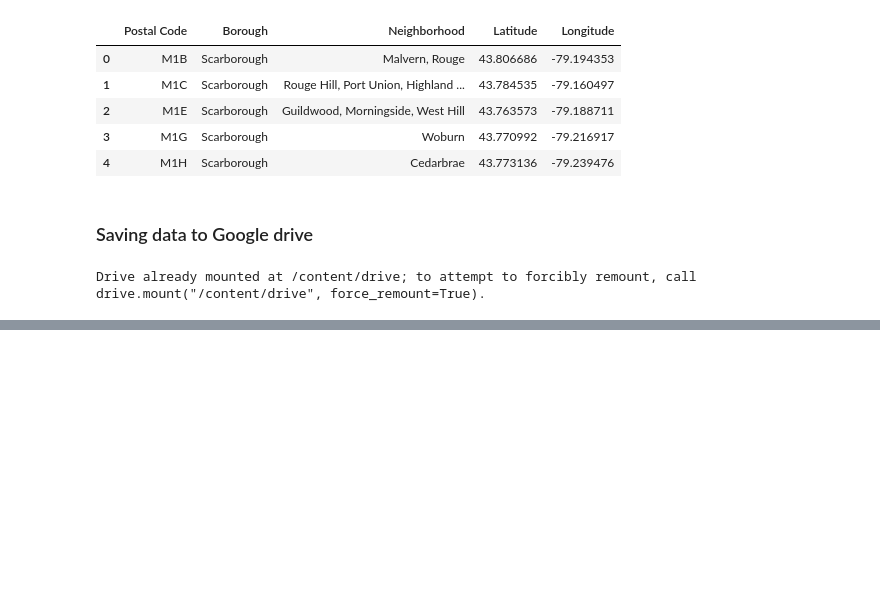
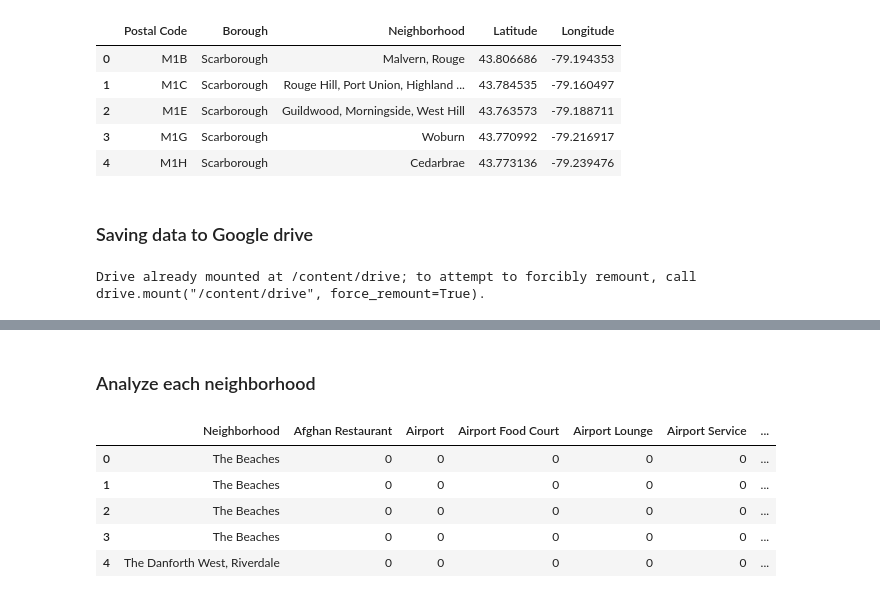
Before and after one commit to anvarnarz/ML-clustering-toronto-neighborhoods, a Jupyter notebook: main.ipynb, the cells around one changed output, grey strips where cells are left out. Saved outputs shown, nothing was run; the diff lists cells and outputs as text; code cells hidden in the pictures; blank space fills up the shorter version.

```diff
--- a/main.ipynb
+++ b/main.ipynb
@@ -133,0 +139,4 @@ Drive already mounted at /content/drive; to attempt to forcibly remount, call dr
+# %%
+df = df[df['Borough'].str.contains("Toronto")]
+df.reset_index(inplace=True, drop=True)
+df.head()
@@ -133,0 +290,21 @@ Drive already mounted at /content/drive; to attempt to forcibly remount, call dr
+# %% [markdown]
+### Analyze each neighborhood
+# %%
+# one hot encoding
+toronto_onehot = pd.get_dummies(toronto_venues[['Venue Category']], prefix="", prefix_sep="")
+columns = toronto_onehot.columns.to_list()
+columns.remove('Neighborhood') # somehow Neighborhood column appearing in the middle of the df
+# rearrange columns
+columns.insert(0,'Neighborhood')
+# add neighborhood column back to dataframe
+toronto_onehot['Neighborhood'] = toronto_venues['Neighborhood']
+# move neighborhood column to the first column
+toronto_onehot = toronto_onehot[columns]
+toronto_onehot.head()
+# %% [output]
+|  | Neighborhood | Afghan Restaurant | Airport | Airport Food Court | Airport Lounge | Airport Service | ... |
+| 0 | The Beaches | 0 | 0 | 0 | 0 | 0 | ... |
+| 1 | The Beaches | 0 | 0 | 0 | 0 | 0 | ... |
+| 2 | The Beaches | 0 | 0 | 0 | 0 | 0 | ... |
+| 3 | The Beaches | 0 | 0 | 0 | 0 | 0 | ... |
+| 4 | The Danforth West, Riverdale | 0 | 0 | 0 | 0 | 0 | ... |
```
Also changed, not shown: parts of 41 cells of this notebook.
